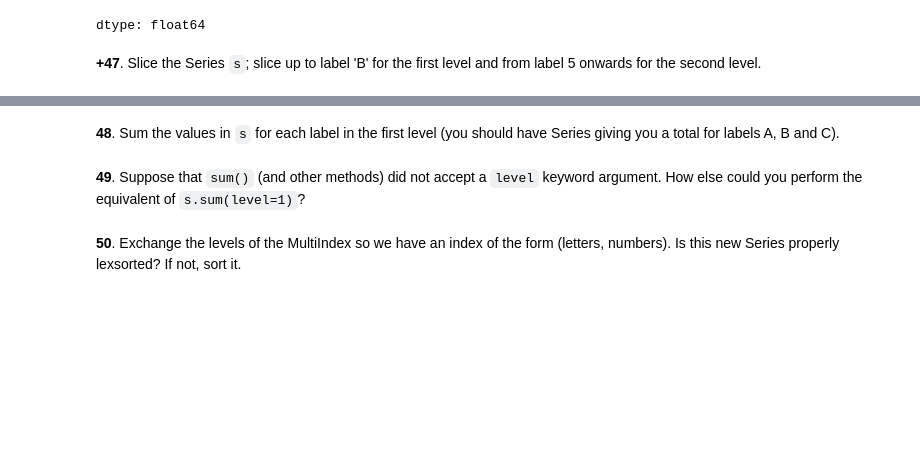
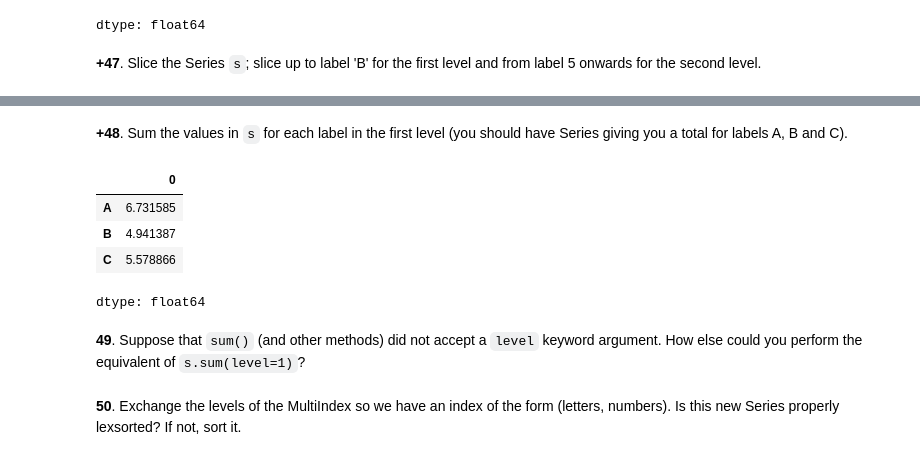
Before and after one commit to bogdan-kovalchuk/100-pandas-puzzles, a Jupyter notebook: 100-pandas-puzzles.ipynb, the cells around one changed output, grey strips where cells are left out. Saved outputs shown, nothing was run; the diff lists cells and outputs as text; code cells hidden in the pictures; blank space fills up the shorter version.

```diff
--- a/100-pandas-puzzles.ipynb
+++ b/100-pandas-puzzles.ipynb
@@ -878,6 +878,14 @@ s.loc[pd.IndexSlice[:'B', 5:]]
 dtype: float64
 # %% [markdown]
-**48**. Sum the values in `s` for each label in the first level (you should have Series giving you a total for labels A, B and C).
+**+48**. Sum the values in `s` for each label in the first level (you should have Series giving you a total for labels A, B and C).
+# %%
+s.groupby(level=0).sum()
+# %% [output]
+|  | 0 |
+| A | 6.731585 |
+| B | 4.941387 |
+| C | 5.578866 |
+dtype: float64
 # %% [markdown]
 **49**. Suppose that `sum()` (and other methods) did not accept a `level` keyword argument. How else could you perform the equivalent of `s.sum(level=1)`?
 # %% [markdown]
```
Also changed, not shown: parts of 10 cells of this notebook.
